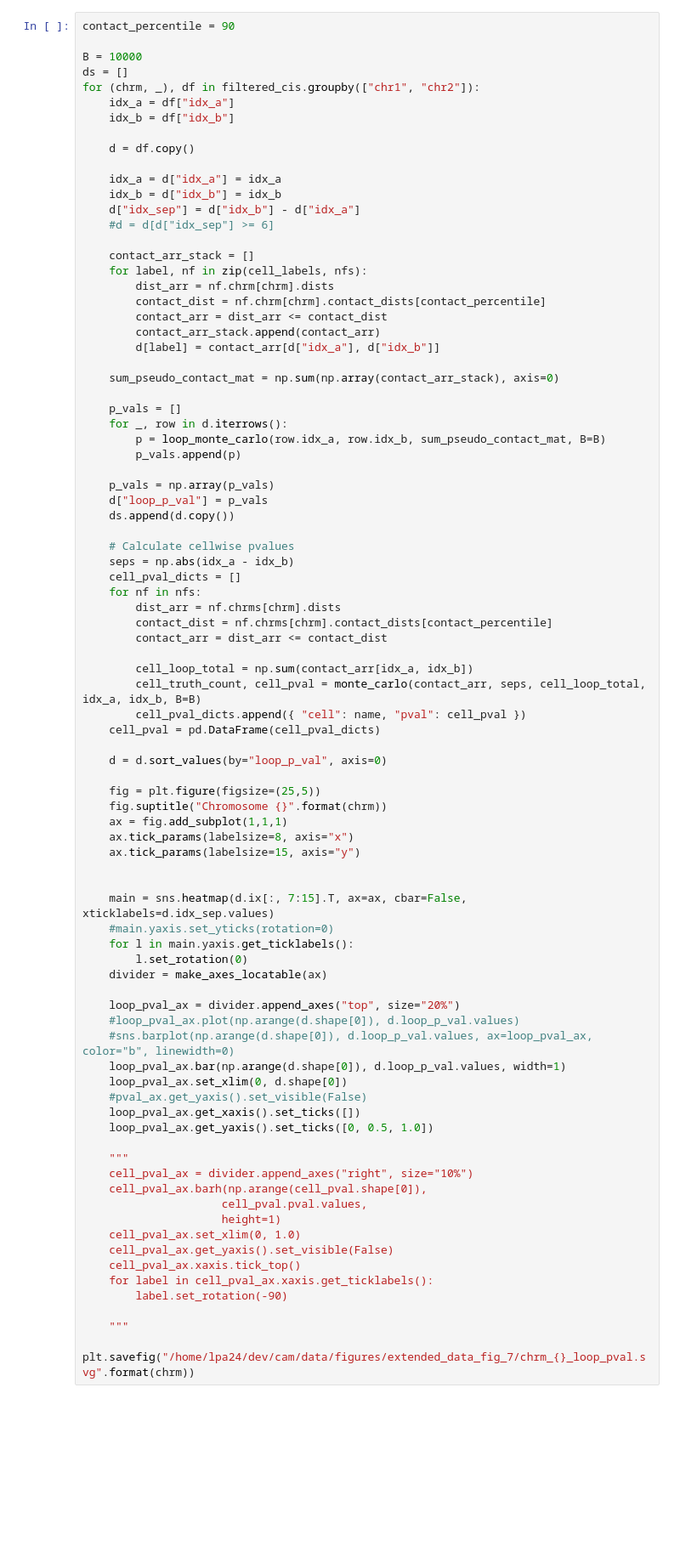
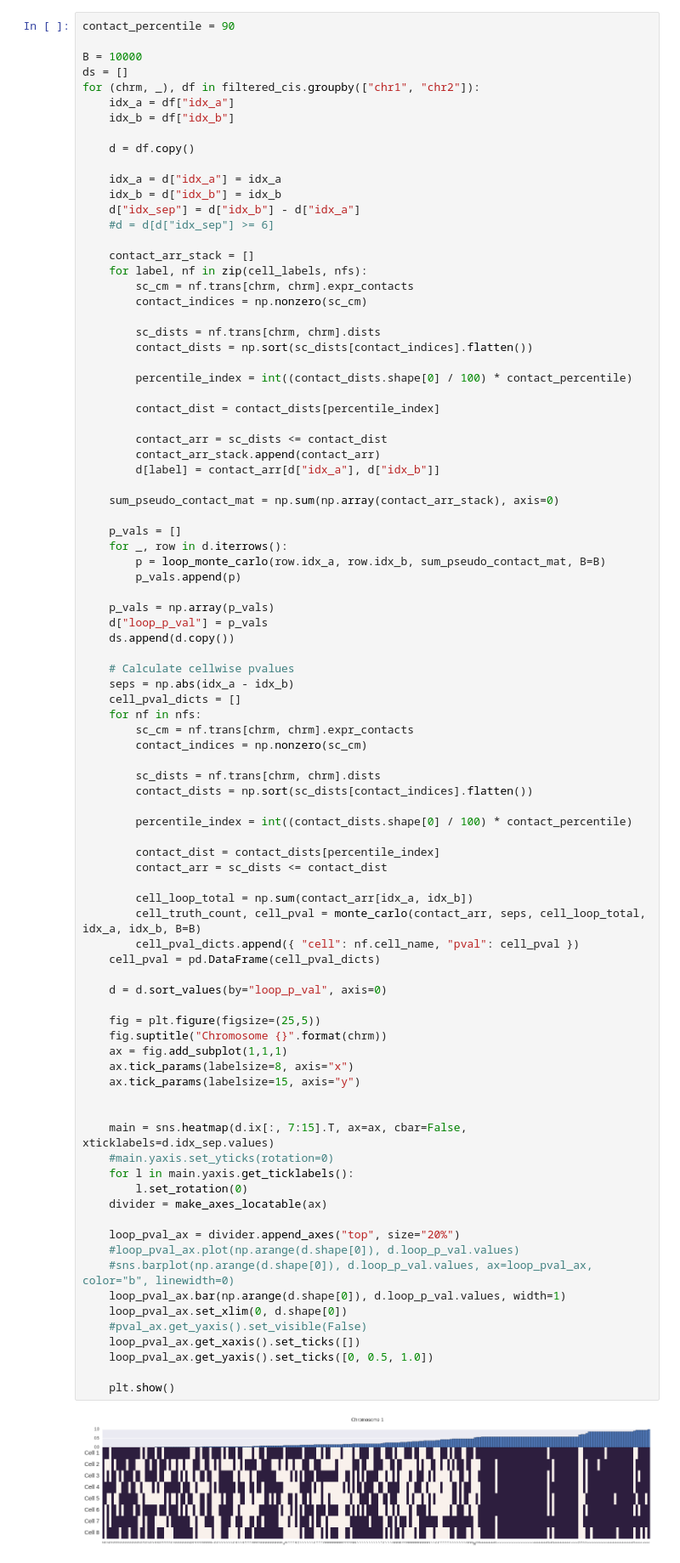
Before and after one commit to latkins/single_cell_loop_analysis, a Jupyter notebook: loop_analysis.ipynb, the cells around one changed output. Shown at 85% size. Drawn from its saved outputs; the diff is of its cells as text; blank space fills up the shorter version.

```diff
--- a/loop_analysis.ipynb
+++ b/loop_analysis.ipynb
@@ -139,9 +139,17 @@ for (chrm, _), df in filtered_cis.groupby(["chr1", "chr2"]):
 
     contact_arr_stack = []
     for label, nf in zip(cell_labels, nfs):
-        dist_arr = nf.chrm[chrm].dists
-        contact_dist = nf.chrm[chrm].contact_dists[contact_percentile]
-        contact_arr = dist_arr <= contact_dist
+        sc_cm = nf.trans[chrm, chrm].expr_contacts
+        contact_indices = np.nonzero(sc_cm)
+
+        sc_dists = nf.trans[chrm, chrm].dists
+        contact_dists = np.sort(sc_dists[contact_indices].flatten())
+
+        percentile_index = int((contact_dists.shape[0] / 100) * contact_percentile)
+
+        contact_dist = contact_dists[percentile_index]
+
+        contact_arr = sc_dists <= contact_dist
         contact_arr_stack.append(contact_arr)
         d[label] = contact_arr[d["idx_a"], d["idx_b"]]
 
@@ -160,49 +168,46 @@ for (chrm, _), df in filtered_cis.groupby(["chr1", "chr2"]):
     seps = np.abs(idx_a - idx_b)
     cell_pval_dicts = []
     for nf in nfs:
-        dist_arr = nf.chrms[chrm].dists
-        contact_dist = nf.chrms[chrm].contact_dists[contact_percentile]
-        contact_arr = dist_arr <= contact_dist
+        sc_cm = nf.trans[chrm, chrm].expr_contacts
+        contact_indices = np.nonzero(sc_cm)
+
+        sc_dists = nf.trans[chrm, chrm].dists
+        contact_dists = np.sort(sc_dists[contact_indices].flatten())
+
+        percentile_index = int((contact_dists.shape[0] / 100) * contact_percentile)
+
+        contact_dist = contact_dists[percentile_index]
+        contact_arr = sc_dists <= contact_dist
 
         cell_loop_total = np.sum(contact_arr[idx_a, idx_b])
         cell_truth_count, cell_pval = monte_carlo(contact_arr, seps, cell_loop_total, idx_a, idx_b, B=B)
-        cell_pval_dicts.append({ "cell": name, "pval": cell_pval })
+        cell_pval_dicts.append({ "cell": nf.cell_name, "pval": cell_pval })
     cell_pval = pd.DataFrame(cell_pval_dicts)
 
     d = d.sort_values(by="loop_p_val", axis=0)
 
     fig = plt.figure(figsize=(25,5))
     fig.suptitle("Chromosome {}".format(chrm))
     ax = fig.add_subplot(1,1,1)
     ax.tick_params(labelsize=8, axis="x")
     ax.tick_params(labelsize=15, axis="y")
 
 
     main = sns.heatmap(d.ix[:, 7:15].T, ax=ax, cbar=False, xticklabels=d.idx_sep.values)
     #main.yaxis.set_yticks(rotation=0)
     for l in main.yaxis.get_ticklabels():
         l.set_rotation(0)
     divider = make_axes_locatable(ax)
 
     loop_pval_ax = divider.append_axes("top", size="20%")
     #loop_pval_ax.plot(np.arange(d.shape[0]), d.loop_p_val.values)
     #sns.barplot(np.arange(d.shape[0]), d.loop_p_val.values, ax=loop_pval_ax, color="b", linewidth=0)
     loop_pval_ax.bar(np.arange(d.shape[0]), d.loop_p_val.values, width=1)
     loop_pval_ax.set_xlim(0, d.shape[0])
     #pval_ax.get_yaxis().set_visible(False)
     loop_pval_ax.get_xaxis().set_ticks([])
     loop_pval_ax.get_yaxis().set_ticks([0, 0.5, 1.0])
 
-    """
-    cell_pval_ax = divider.append_axes("right", size="10%")
-    cell_pval_ax.barh(np.arange(cell_pval.shape[0]),
-                     cell_pval.pval.values,
-                     height=1)
-    cell_pval_ax.set_xlim(0, 1.0)
-    cell_pval_ax.get_yaxis().set_visible(False)
-    cell_pval_ax.xaxis.tick_top()
-    for label in cell_pval_ax.xaxis.get_ticklabels():
-        label.set_rotation(-90)
-
-    """
-    plt.savefig("/home/lpa24/dev/cam/data/figures/extended_data_fig_7/chrm_{}_loop_pval.svg".format(chrm))
+    plt.show()
+# %% [output]
+[figure, added]
```
Also changed, not shown: parts of 14 cells of this notebook, 1 other file.
